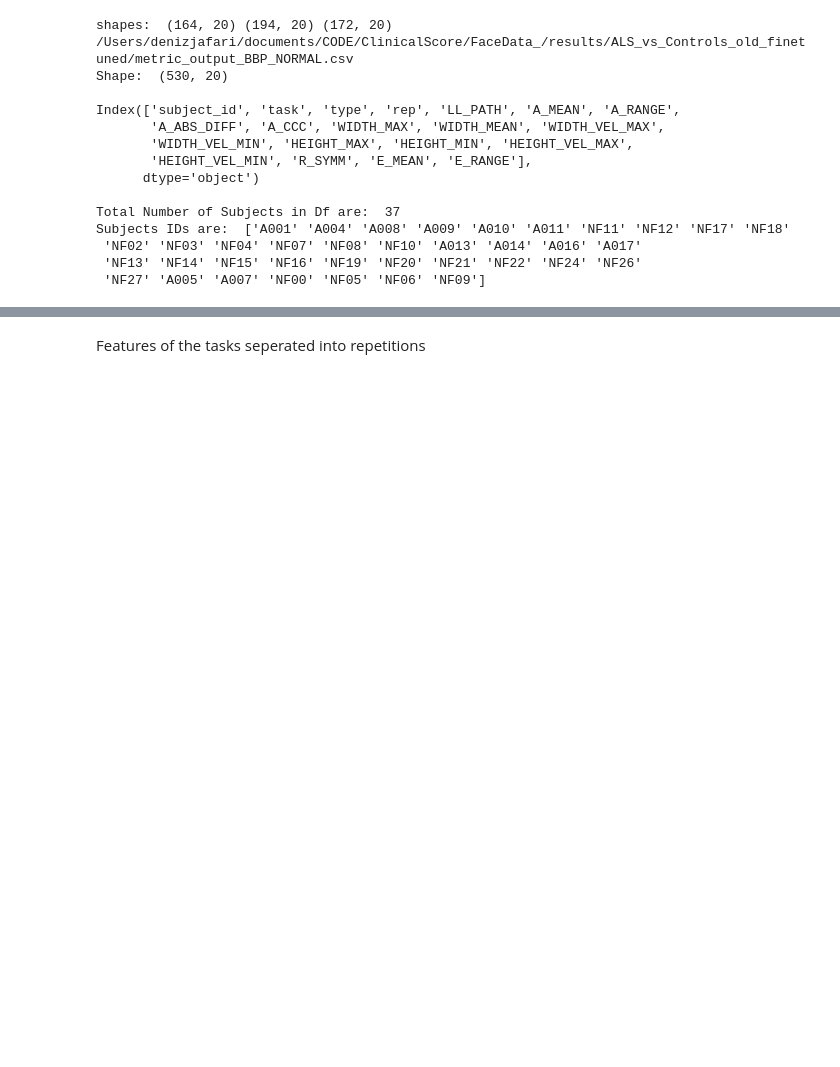
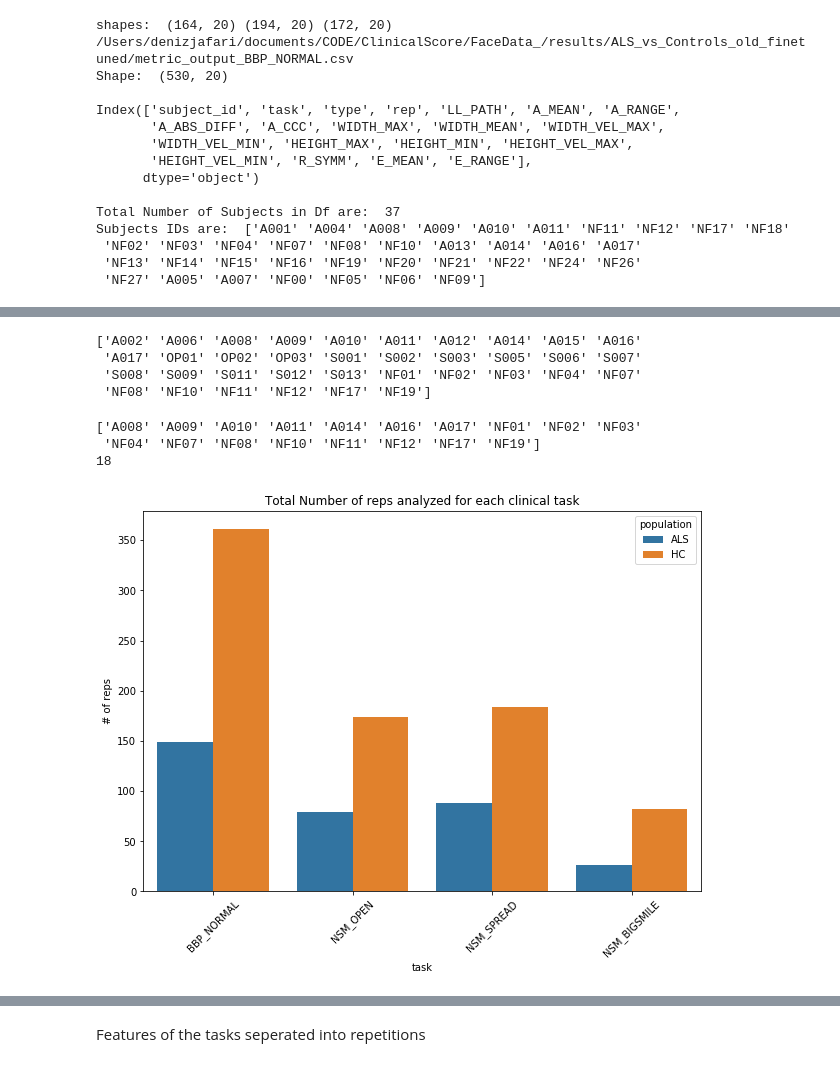
Before and after one commit to denizjafari/ClinicalScore, a Jupyter notebook: clinical_score_predict.ipynb, the cells around one changed output, grey strips where cells are left out. Drawn from its saved outputs; the diff is of its cells as text; code cells hidden in the pictures; blank space fills up the shorter version.

```diff
--- a/clinical_score_predict.ipynb
+++ b/clinical_score_predict.ipynb
@@ -407,3 +664,29 @@ Subjects IDs are:  ['A001' 'A004' 'A008' 'A009' 'A010' 'A011' 'NF11' 'NF12' 'NF1
  'NF02' 'NF03' 'NF04' 'NF07' 'NF08' 'NF10' 'A013' 'A014' 'A016' 'A017'
  'NF13' 'NF14' 'NF15' 'NF16' 'NF19' 'NF20' 'NF21' 'NF22' 'NF24' 'NF26'
  'NF27' 'A005' 'A007' 'NF00' 'NF05' 'NF06' 'NF09']
+# %%
+als_df = pd.DataFrame()
+
+for task in range(len(tasks)):
+    als_file_1 = r"/Users/denizjafari/documents/CODE/ClinicalScore/FaceData_/results/ALS_vs_Controls_database_finetuned/metric_output_"+tasks[task]+".csv"
+    als_file_2 = r"/Users/denizjafari/documents/CODE/ClinicalScore/FaceData_/results/ALS_vs_Controls_new_finetuned/metric_output_"+tasks[task]+".csv"
+    als_file_3 = r"/Users/denizjafari/documents/CODE/ClinicalScore/FaceData_/results/ALS_vs_Controls_old_finetuned/metric_output_"+tasks[task]+".csv"
+
+    try:
+        als_df_1 = pd.read_csv(als_file_1)
+    except:
+        pass
+    try:
+        als_df_2 = pd.read_csv(als_file_2)
+    except:
+        pass
+    try:
+        als_df_3 = pd.read_csv(als_file_3)
+    except:
+        pass
+    als_df = pd.concat([als_df, als_df_1, als_df_2, als_df_3], ignore_index=True)
+
+
+
+
+print(als_df.shape)
@@ -409,0 +695,6 @@ Subjects IDs are:  ['A001' 'A004' 'A008' 'A009' 'A010' 'A011' 'NF11' 'NF12' 'NF1
+# %%
+als_df = als_df.drop_duplicates()
+
+als_df = als_df.drop('Unnamed: 0', axis=1)
+# %%
+als_df['population'] = [pop_labeler(x) for x in als_df['subject_id']]
@@ -410 +729,34 @@ Subjects IDs are:  ['A001' 'A004' 'A008' 'A009' 'A010' 'A011' 'NF11' 'NF12' 'NF1
+# %%
+for i, s in enumerate(neuroface_subjects):
+    if 'N' in s:
+        s = s.replace('N0', 'NF')
+        neuroface_subjects[i] = s
+
+
+print(neuroface_subjects)
+# %% [output]
+['A002' 'A006' 'A008' 'A009' 'A010' 'A011' 'A012' 'A014' 'A015' 'A016'
+ 'A017' 'OP01' 'OP02' 'OP03' 'S001' 'S002' 'S003' 'S005' 'S006' 'S007'
+ 'S008' 'S009' 'S011' 'S012' 'S013' 'NF01' 'NF02' 'NF03' 'NF04' 'NF07'
+ 'NF08' 'NF10' 'NF11' 'NF12' 'NF17' 'NF19']
+# %%
+# Print the needed info
+
+print(np.intersect1d(als_df.subject_id.unique(),neuroface_subjects))
+print(len(np.intersect1d(als_df.subject_id.unique(),neuroface_subjects)))
+# %% [output]
+['A008' 'A009' 'A010' 'A011' 'A014' 'A016' 'A017' 'NF01' 'NF02' 'NF03'
+ 'NF04' 'NF07' 'NF08' 'NF10' 'NF11' 'NF12' 'NF17' 'NF19']
+18
+# %%
+ax, figure = plt.subplots(figsize=(10,7))
+g = sns.countplot(x='task',data=als_df,hue='population')
+g.set_xticklabels(g.get_xticklabels(), rotation=45)
+
+# set axes labels and title
+plt.ylabel('# of reps')
+plt.title('Total Number of reps analyzed for each clinical task')
+plt.show()
+# %% [output]
+[figure, added]
 # %%
```
Also changed, not shown: parts of 44 cells of this notebook.
